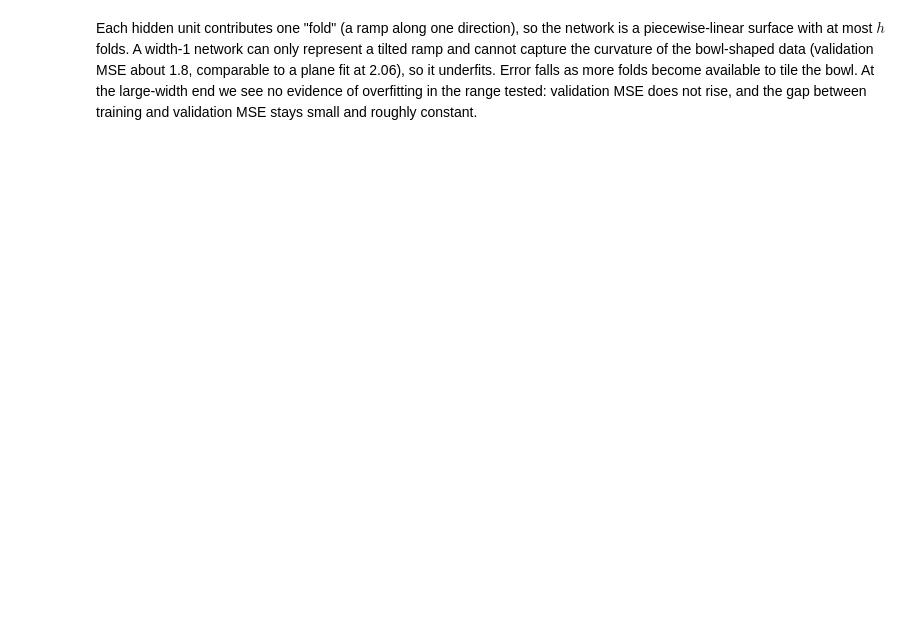
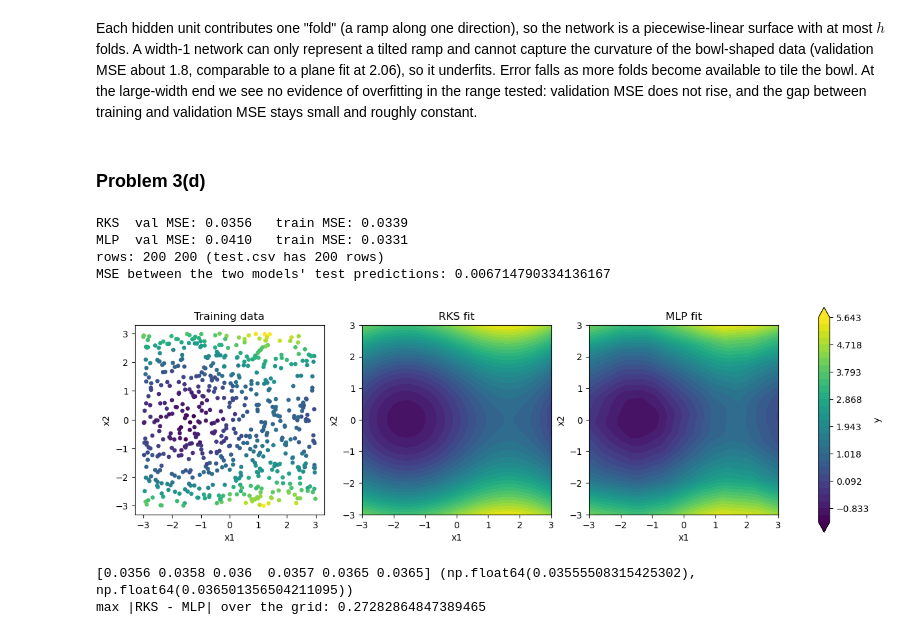
Before and after one commit to glenmorgenstern/DATA37711, a Jupyter notebook: homework_2/homework_2.ipynb, the cells around one changed output. Saved outputs shown, nothing was run; the diff lists cells and outputs as text; code cells hidden in the pictures; blank space fills up the shorter version.

Commit message:
Problem 3 done and prediction files and fitted surface viz

```diff
--- a/homework_2/homework_2.ipynb
+++ b/homework_2/homework_2.ipynb
@@ -656,2 +704,54 @@ plt.show()
 # %% [markdown]
 Each hidden unit contributes one "fold" (a ramp along one direction), so the network is a piecewise-linear surface with at most $h$ folds. A width-1 network can only represent a tilted ramp and cannot capture the curvature of the bowl-shaped data (validation MSE about 1.8, comparable to a plane fit at 2.06), so it underfits. Error falls as more folds become available to tile the bowl. At the large-width end we see no evidence of overfitting in the range tested: validation MSE does not rise, and the gap between training and validation MSE stays small and roughly constant.
+# %% [markdown]
+### Problem 3(d)
+# %%
+Xte = ds.test.X
+
+#  refit both at their best hyperparameters
+rks = RandomKitchenSinks(D=500, sigma=best_sigma, ridge_lambda=1.0, seed=0).fit(Xtr, ytr)
+mlp = MLP(d_hidden=64, seed=0).fit(Xtr, ytr)
+
+print(f"RKS  val MSE: {mse(yva, rks.predict(Xva)):.4f}   train MSE: {mse(ytr, rks.predict(Xtr)):.4f}")
+print(f"MLP  val MSE: {mse(yva, mlp.predict(Xva)):.4f}   train MSE: {mse(ytr, mlp.predict(Xtr)):.4f}")
+
+#  test predictions: same order as test.csv, one per row
+rks_te, mlp_te = rks.predict(Xte), mlp.predict(Xte)
+pd.DataFrame({"y": rks_te}).to_csv("rks_test_predictions.csv", index=False)
+pd.DataFrame({"y": mlp_te}).to_csv("mlp_test_predictions.csv", index=False)
+print("rows:", len(rks_te), len(mlp_te), "(test.csv has", len(Xte), "rows)")
+print("MSE between the two models' test predictions:", mse(rks_te, mlp_te))
+# %% [output]
+RKS  val MSE: 0.0356   train MSE: 0.0339
+MLP  val MSE: 0.0410   train MSE: 0.0331
+rows: 200 200 (test.csv has 200 rows)
+MSE between the two models' test predictions: 0.006714790334136167
+# %%
+xs = np.linspace(-3, 3, 200)
+X1, X2 = np.meshgrid(xs, xs)
+grid = np.stack([X1.ravel(), X2.ravel()], axis=1)
+Z_rks = rks.predict(grid).reshape(200, 200)
+Z_mlp = mlp.predict(grid).reshape(200, 200)
+
+vmin, vmax = ytr.min(), ytr.max()
+fig, axs = plt.subplots(1, 3, figsize=(16, 4.5))
+
+axs[0].scatter(Xtr[:, 0], Xtr[:, 1], c=ytr, s=14, vmin=vmin, vmax=vmax)
+axs[0].set_title("Training data")
+for ax, Z, name in [(axs[1], Z_rks, "RKS fit"), (axs[2], Z_mlp, "MLP fit")]:
+    cs = ax.contourf(X1, X2, Z, levels=np.linspace(vmin, vmax, 31), extend="both")
+    ax.set_title(name)
+for ax in axs:
+    ax.set_xlabel("x1"); ax.set_ylabel("x2"); ax.set_aspect("equal")
+fig.colorbar(cs, ax=axs, label="y")
+plt.savefig("fitted_surfaces.png", dpi=200); plt.show()
+
+rks_vals = [mse(yva, RandomKitchenSinks(D=500, sigma=best_sigma, ridge_lambda=1.0, seed=s)
+                .fit(Xtr, ytr).predict(Xva)) for s in range(6)]
+print(np.round(rks_vals, 4), rks_vals and (min(rks_vals), max(rks_vals)))
+
+print("max |RKS - MLP| over the grid:", np.abs(Z_rks - Z_mlp).max())
+# %% [output]
+[figure, added]
+[0.0356 0.0358 0.036  0.0357 0.0365 0.0365] (np.float64(0.03555508315425302), np.float64(0.036501356504211095))
+max |RKS - MLP| over the grid: 0.27282864847389465
```
Also changed, not shown: parts of 12 cells of this notebook, 4 other files.
